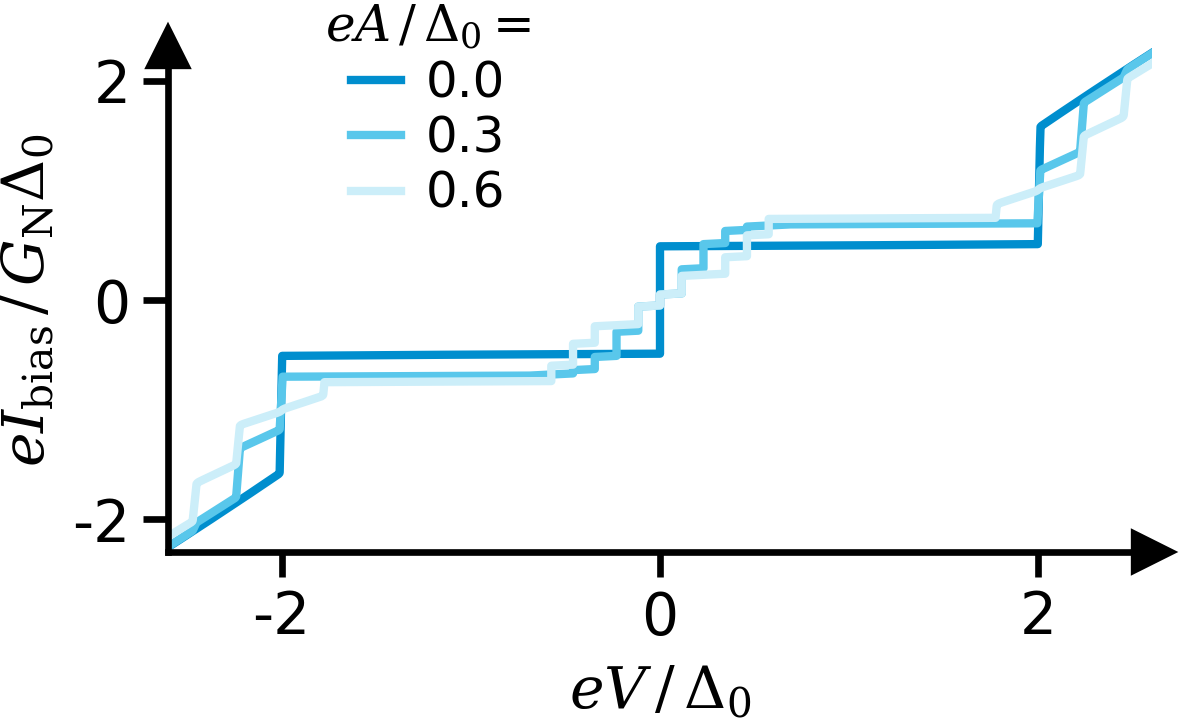
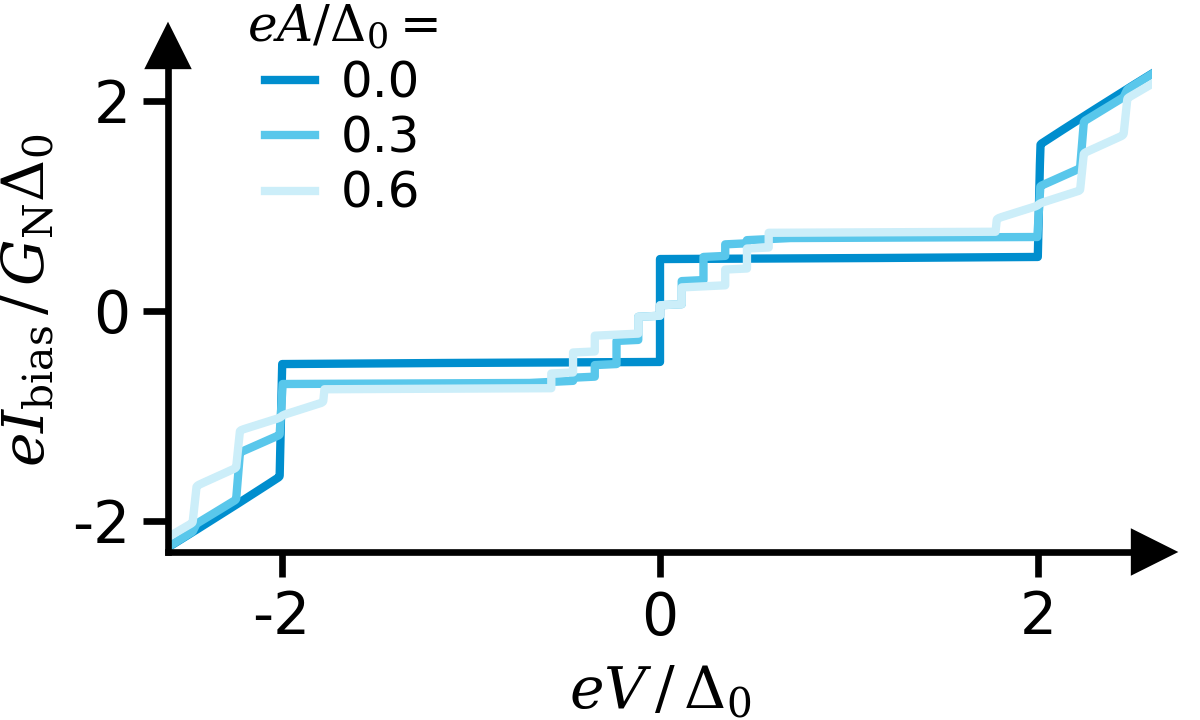
The notebook cell's code change between the first figure and the second:
--- before
+++ after
@@ -19,12 +19,12 @@
     handles=handles,
     labels=labels,
-    title="$eA\\,/\\,\\Delta_0 = $",
+    title="$eA/\\Delta_0 = $",
     handlelength=1.0,
-    loc="upper right",
+    loc="upper left",
     frameon=False,
     fontsize=6,
     title_fontsize=6,
-    bbox_to_anchor=(0.4, 1.15),
-    # bbox_to_anchor=(1.0, 1.15),
+    # bbox_to_anchor=(0.4, 1.15),
+    bbox_to_anchor=(0.05, 1.15),
     borderpad=0.1,  # reduces padding inside the legend box
     labelspacing=0.15,  # reduces vertical spacing between items
@@ -34,5 +34,5 @@
 
 ax.set_xlim(-2.6, 2.6)
-ax.set_ylim(-2.3, 2.3)
+ax.set_ylim(-2.3, 2.5)
 
 xlabel = "$eV\\,/\\,\\Delta_0$"

Commit: updates thesis figures